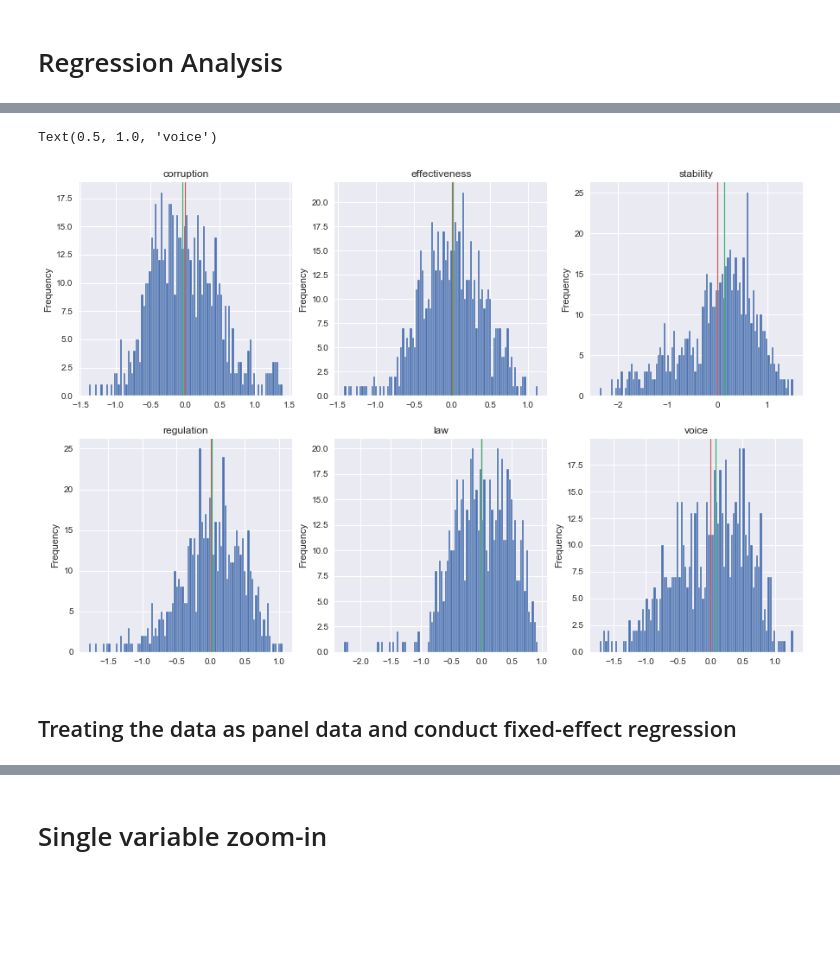
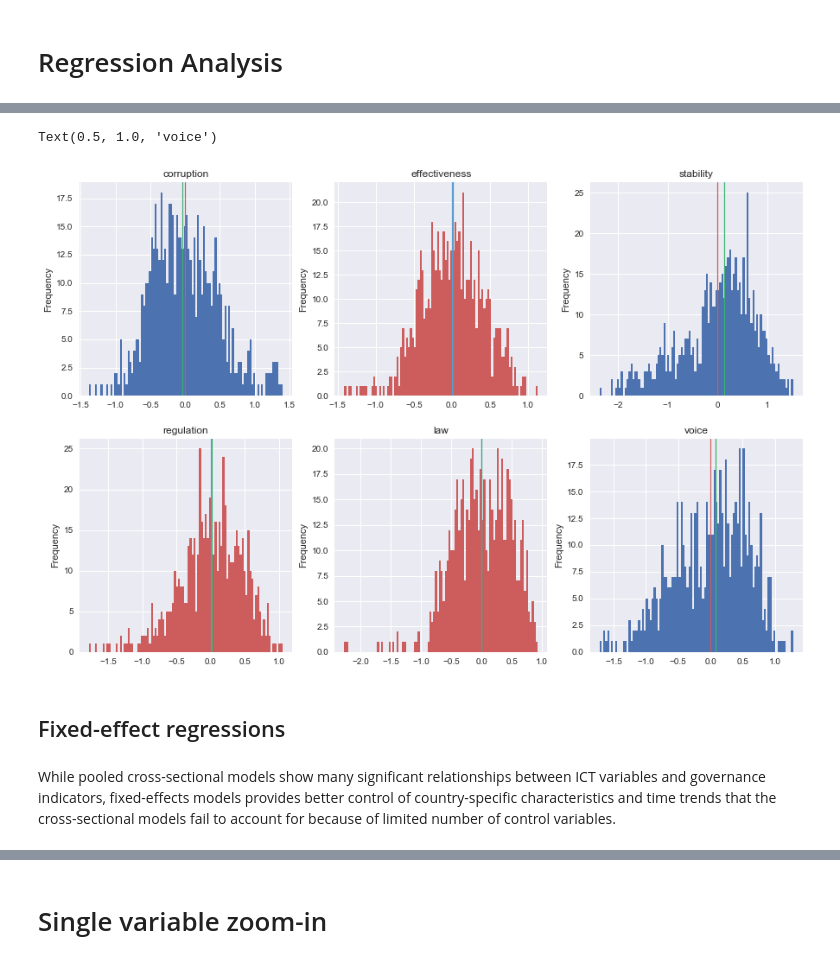
Before and after one commit to ruoyuchen99/Data-bootcamp-project, a Jupyter notebook: cor_reg_analysis.ipynb, the cells around one changed output, grey strips where cells are left out. Saved outputs shown, nothing was run; the diff lists cells and outputs as text; code cells hidden in the pictures; blank space fills up the shorter version.

```diff
--- a/cor_reg_analysis.ipynb
+++ b/cor_reg_analysis.ipynb
@@ -23,7 +23,7 @@ upper_mid_inc = upper_mid_inc['Country Name'].tolist()[:-5] + ['upper_mid_inc']
 high_inc = high_inc['Country Name'].tolist()[:-5] + ['high_inc']
 # %%
 # Cleaning and reshaping ICT data
-ICT = pd.read_csv('https://raw.githubusercontent.com/ruoyuchen99/Data-bootcamp-project/master/ICT.csv')
+ICT = pd.read_csv('/Users/chenruoyu/Desktop/DB project data/ICT.csv')
 
 ICT=ICT.rename(columns={'2004 [YR2004]':2004,'2005 [YR2005]':2005,'2006 [YR2006]':2006,'2007 [YR2007]':2007,'2008 [YR2008]':2008,\
                         '2009 [YR2009]':2009,'2010 [YR2010]':2010,'2011 [YR2011]':2011,'2012 [YR2012]':2012,\
@@ -47,7 +47,7 @@ for i in [low_inc, lower_mid_inc, upper_mid_inc, high_inc]:
     ICT.loc[ICT.index.get_level_values('Country Name').isin(i),'inc_group']=i[-1]
 # %%
 # Cleaning and reshaping governance indicators data
-WGI = pd.read_csv('https://raw.githubusercontent.com/ruoyuchen99/Data-bootcamp-project/master/WGI2.csv')
+WGI = pd.read_csv('/Users/chenruoyu/Desktop/DB project data/WGI2.csv')
 
 WGI=WGI.rename(columns={'2004 [YR2004]':2004,'2005 [YR2005]':2005,'2006 [YR2006]':2006,'2007 [YR2007]':2007,'2008 [YR2008]':2008,
                         '2009 [YR2009]':2009,'2010 [YR2010]':2010,'2011 [YR2011]':2011,'2012 [YR2012]':2012,
@@ -108,6 +106,6 @@ sns.pairplot(df, x_vars=['mobile','broadband','server','user'],
 # %%
 # Importing, cleaning and shaping control variable data
-controls = pd.read_csv('https://raw.githubusercontent.com/ruoyuchen99/Data-bootcamp-project/master/controls.csv')
+controls = pd.read_csv('/Users/chenruoyu/Desktop/DB project data/controls.csv')
 
 controls=controls.rename(columns={'2004 [YR2004]':2004,'2005 [YR2005]':2005,'2006 [YR2006]':2006,'2007 [YR2007]':2007,'2008 [YR2008]':2008,\
                         '2009 [YR2009]':2009,'2010 [YR2010]':2010,'2011 [YR2011]':2011,'2012 [YR2012]':2012,\
@@ -303,0 +346,25 @@ fig.tight_layout()
+# %%
+rsquared = pd.DataFrame()
+for i in reg_results_cs.index.get_level_values('eng').unique():
+    rsquared.loc[i,'rsquared']=reg_results_cs.loc[(i,'mobile'),'rsquared']
+rsquared=rsquared.round(2)
+
+fig, ax = plt.subplots()
+ax.bar(rsquared.index, rsquared['rsquared'])
+rect = ax.bar(rsquared.index, rsquared['rsquared'], color='cornflowerblue')
+
+def autolabel(rects):
+    """
+    Attach a text label above each bar displaying its height
+    """
+    i=0
+    for rect in rects:
+        height = rect.get_height()
+        ax.text(rect.get_x() + rect.get_width()/2., height,
+                str(height),
+                ha='center', va='bottom',size=12)
+        i+=1
+
+autolabel(rect)
+ax.set_title('R-squares of cross-sectional regressions',size=15)
+plt.xticks(rotation=0, size=12)
@@ -304,43 +378,46 @@ fig.tight_layout()
 # %%
+mpl.style.use('seaborn')
 fig, ((ax1,ax2,ax3),(ax4,ax5,ax6)) = plt.subplots(2,3)
 fig.set_size_inches(15,10)
 
 df['corruption_cserror'].plot.hist(bins=100,ax=ax1)
 ax1.axvline(df['corruption_cserror'].mean(), color = 'indianred',lw=1.2)
 ax1.axvline(df['corruption_cserror'].median(), color = 'mediumseagreen',lw=1.2)
 
-df['effectiveness_cserror'].plot.hist(bins=100,ax=ax2)
-ax2.axvline(df['effectiveness_cserror'].mean(), color = 'indianred',lw=1.2)
+df['effectiveness_cserror'].plot.hist(bins=100,ax=ax2, color='indianred')
+ax2.axvline(df['effectiveness_cserror'].mean(), color = 'cornflowerblue',lw=1.2)
 ax2.axvline(df['effectiveness_cserror'].median(), color = 'mediumseagreen',lw=1.2)
 
 df['stability_cserror'].plot.hist(bins=100,ax=ax3)
 ax3.axvline(df['stability_cserror'].mean(), color = 'indianred',lw=1.2)
 ax3.axvline(df['stability_cserror'].median(), color = 'mediumseagreen',lw=1.2)
 
-df['regulation_cserror'].plot.hist(bins=100,ax=ax4)
-ax4.axvline(df['regulation_cserror'].mean(), color = 'indianred',lw=1.2)
+df['regulation_cserror'].plot.hist(bins=100,ax=ax4, color='indianred')
+ax4.axvline(df['regulation_cserror'].mean(), color = 'cornflowerblue',lw=1.2)
 ax4.axvline(df['regulation_cserror'].median(), color = 'mediumseagreen',lw=1.2)
 
-df['law_cserror'].plot.hist(bins=100,ax=ax5)
-ax5.axvline(df['law_cserror'].mean(), color = 'indianred',lw=1.2)
+df['law_cserror'].plot.hist(bins=100,ax=ax5, color='indianred')
+ax5.axvline(df['law_cserror'].mean(), color = 'cornflowerblue',lw=1.2)
 ax5.axvline(df['law_cserror'].median(), color = 'mediumseagreen',lw=1.2)
 
 df['voice_cserror'].plot.hist(bins=100,ax=ax6)
 ax6.axvline(df['voice_cserror'].mean(), color = 'indianred',lw=1.2)
 ax6.axvline(df['voice_cserror'].median(), color = 'mediumseagreen',lw=1.2)
 
 
 ax1.set_title('corruption')
 ax2.set_title('effectiveness')
 ax3.set_title('stability')
 ax4.set_title('regulation')
 ax5.set_title('law')
 ax6.set_title('voice')
 # %% [output]
 Text(0.5, 1.0, 'voice')
-[figure, old version]
+[figure, new version]
-# %% [markdown]
-## Treating the data as panel data and conduct fixed-effect regression
+# %% [markdown]
+## Fixed-effect regressions
+# %% [markdown]
+While pooled cross-sectional models show many significant relationships between ICT variables and governance indicators, fixed-effects models provides better control of country-specific characteristics and time trends that the cross-sectional models fail to account for because of limited number of control variables.
 # %%
 reg_results = pd.DataFrame(columns=['params','p_value'], index=index)
 for eng in engs:
```
Also changed, not shown: parts of 26 cells of this notebook.
